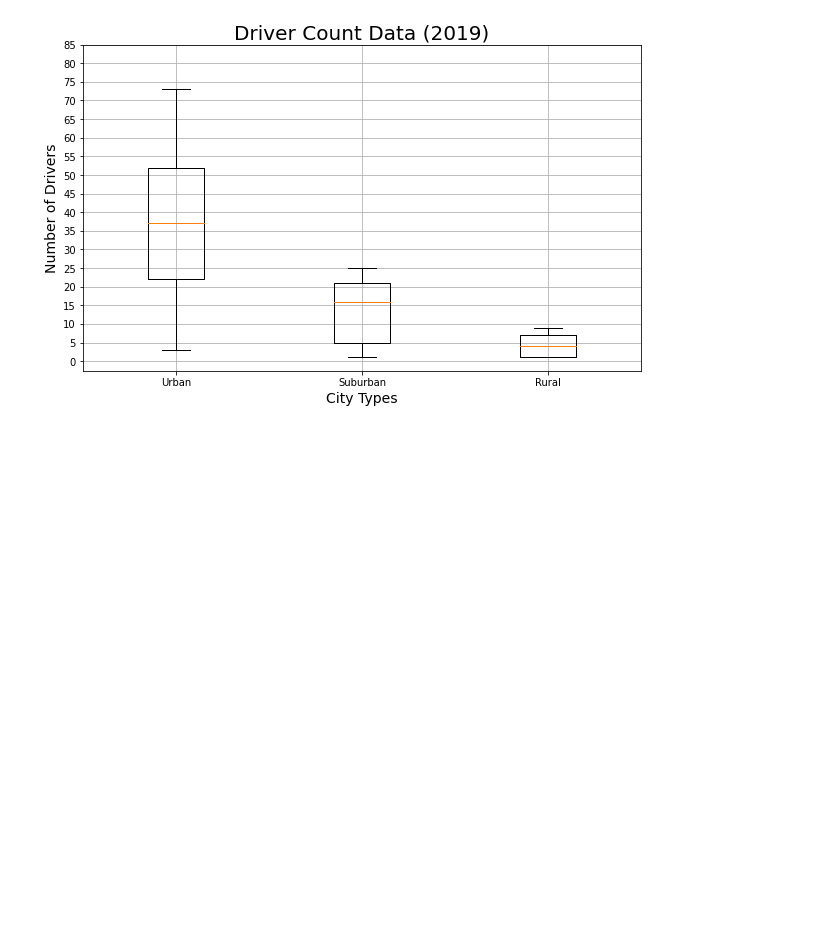
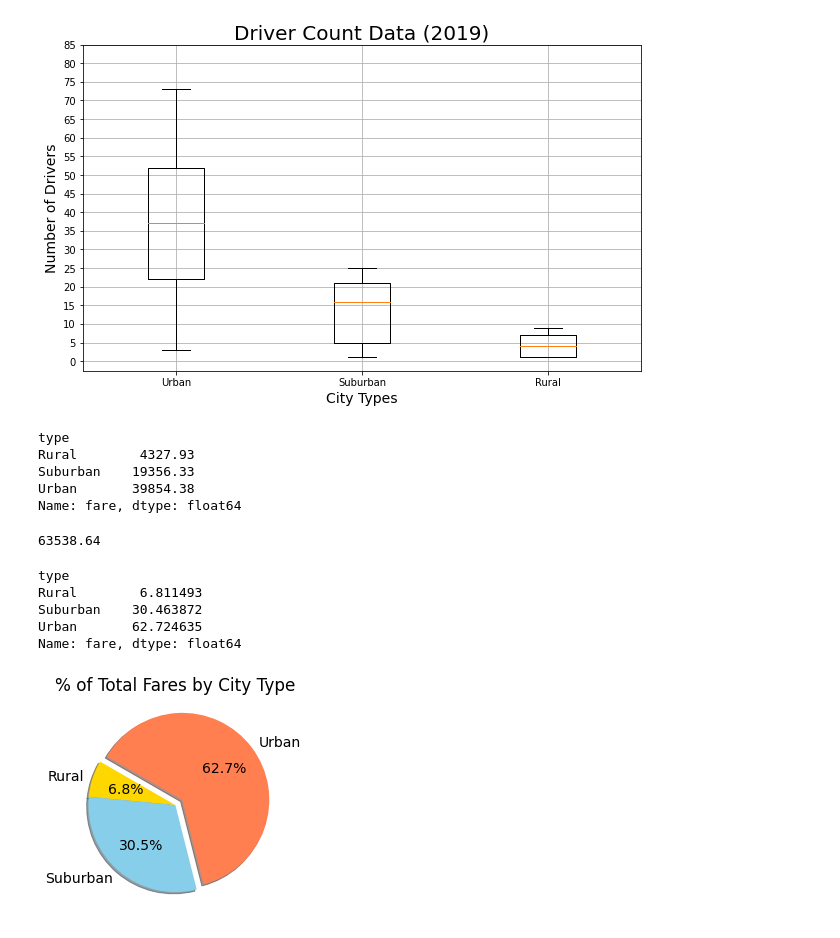
Before and after one commit to tsevi11a/PyBer_Analysis, a Jupyter notebook: PyBer.ipynb, the cells around one changed output. Saved outputs shown, nothing was run; the diff lists cells and outputs as text; code cells hidden in the pictures; blank space fills up the shorter version.

Commit message:
add percentage of fares by city tyoe pie chart

```diff
--- a/PyBer.ipynb
+++ b/PyBer.ipynb
@@ -721,0 +728,47 @@ plt.show() #show plot
+# %%
+#1. Get the total fares for each city type
+sum_fares_by_type = pyber_data_df.groupby(["type"]).sum()["fare"]
+sum_fares_by_type
+# %% [output]
+type
+Rural        4327.93
+Suburban    19356.33
+Urban       39854.38
+Name: fare, dtype: float64
+# %%
+#2. Get the total for all the fares for all the city types.
+total_fares = pyber_data_df["fare"].sum()
+total_fares
+# %% [output]
+63538.64
+# %%
+#3. Calculate the percentage of the total fares for each city type.
+type_percents = sum_fares_by_type/total_fares*100
+type_percents
+# %% [output]
+type
+Rural        6.811493
+Suburban    30.463872
+Urban       62.724635
+Name: fare, dtype: float64
+# %%
+#4. Build the percentage of fares by city type pie chart.
+
+# Import mpl to change the plot configurations using rcParams
+import matplotlib as mpl
+
+# Create pie chart
+plt.pie(type_percents, #values
+        labels=["Rural", "Suburban", "Urban"], #labels
+        colors=["gold", "skyblue", "coral"], #change colours of wedges
+        explode=[0, 0, 0.1], #explodes the third slice by 0.1
+        autopct='%1.1f%%', #add percentages and formats to one decimal place
+        shadow=True, #adds shadow
+        startangle=150) #starting angle
+
+plt.title("% of Total Fares by City Type") #adds chart title
+mpl.rcParams['font.size'] = 14 #changes default font size from 10 to 14
+plt.savefig("analysis/Fig5.png") #save figure
+plt.show() #show pie chart
+# %% [output]
+[figure, added]
```
Also changed, not shown: parts of 2 cells of this notebook, 1 other file.
